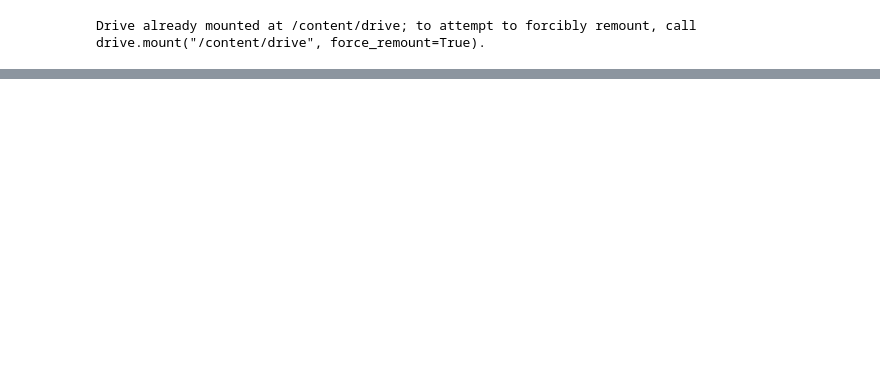
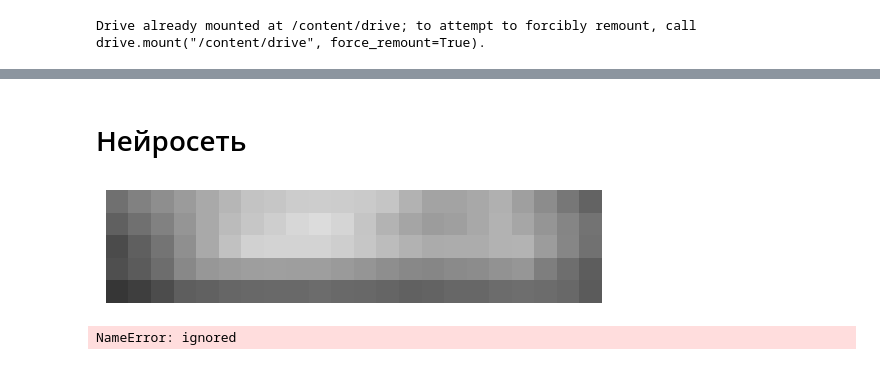
Before and after one commit to AlexanderVinarsky/Muography_Research, a Jupyter notebook: Muography_Research.ipynb, the cells around one changed output, grey strips where cells are left out. Drawn from its saved outputs; the diff is of its cells as text; code cells hidden in the pictures; blank space fills up the shorter version.

```diff
--- a/Muography_Research.ipynb
+++ b/Muography_Research.ipynb
@@ -54,6 +31,6 @@ len(regions)
 # %%
 import re
-coordinates = []
+coordinates_raw = []
 
 for i in range(num_labels):
   temp=[]
@@ -63,4 +40,4 @@ for i in range(num_labels):
   y_slice = re.findall(r'\d+', str(regions[i][0]))
   temp.append(int(y_slice[0]))
   temp.append(int(y_slice[1]))
-  coordinates.append(temp)
+  coordinates_raw.append(temp)
@@ -87,6 +44,6 @@ coordinates
+# %%
+coordinates = [i for i in coordinates_raw if (i[1] - i[0] > 3 and i[3]-i[2]>3)]
 # %%
-shapes_raw=[]
+shapes=[]
 for i in range(len(coordinates)):
-  shapes_raw.append(df.iloc[coordinates[i][2]:coordinates[i][3], coordinates[i][0]:coordinates[i][1]])
+  shapes.append(df.iloc[coordinates[i][2]:coordinates[i][3], coordinates[i][0]:coordinates[i][1]])
-# %%
-shapes = [i for i in shapes_raw if (i.shape[0] > 3 and i.shape[1]>3)]
@@ -94,0 +147,2 @@ shapes[7].style.background_gradient(cmap='plasma', axis=None)
+# %% [markdown]
+# Нейросеть
@@ -94,0 +164,20 @@ shapes[7].style.background_gradient(cmap='plasma', axis=None)
+# %%
+picture = plt.figure(frameon = False)
+plt.imshow(shapes[0], cmap='gray', vmin=0, vmax=1)
+plt.axis('off')
+picture.show()
+picture.savefig('samplefigure.png')
+#files.download('samplefigure.png')
+# %% [output]
+[figure, added]
+# %%
+classifier = Sequential()
+classifier.add(MaxPool2D(pool_size=(2,2)))
+classifier.add(Convolution2D(32, kernel_size=(3,3), strides=(1,1), activation='relu'))
+classifier.add(MaxPool2D(pool_size=(2,2)))
+classifier.add(Flatten())
+classifier.add(Dense(256,activation='relu'))
+#classifier.add(Dense(OutputNeurons, activation='softmax'))
+classifier.compile(loss='categorical_crossentropy', optimizer = 'rmsprop', metrics=['accuracy'])
+# %% [output]
+NameError: ignored
```
Also changed, not shown: parts of 16 cells of this notebook.
